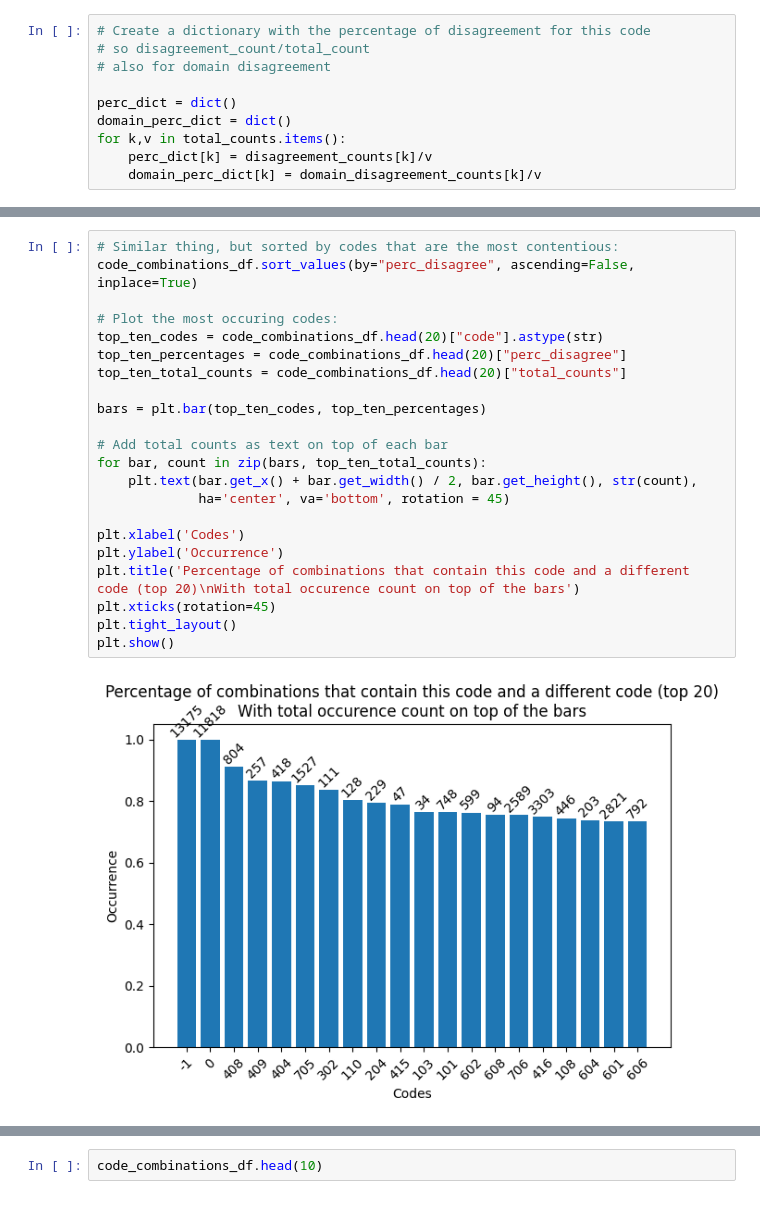
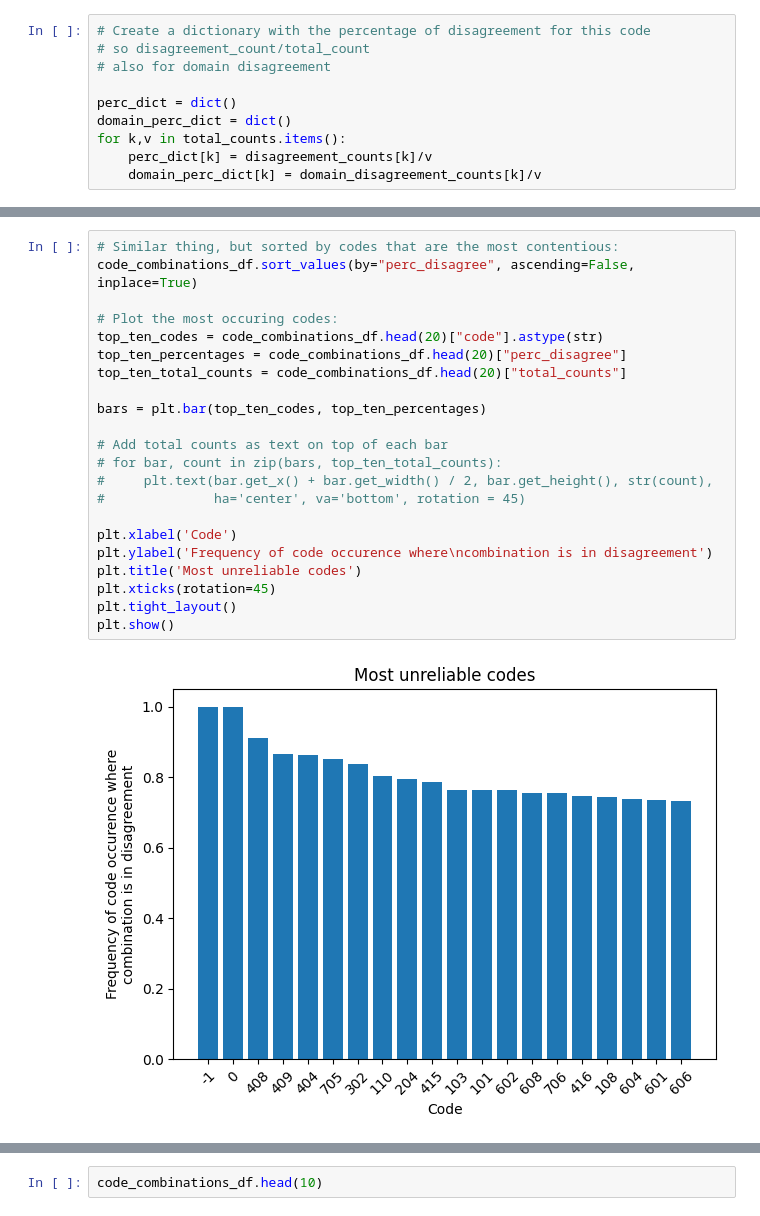
Before and after one commit to k-hanlon/ADS_manifesto_thesis, a Jupyter notebook: cosine_similarity_analysis.ipynb, the cells around one changed output, grey strips where cells are left out. Cells and saved outputs as stored; diff of their text form.

Commit message:
KH: tons of graphs and results

```diff
--- a/cosine_similarity_analysis.ipynb
+++ b/cosine_similarity_analysis.ipynb
@@ -452,27 +489,27 @@ plt.show()
 # %%
 # Similar thing, but sorted by codes that are the most contentious:
 code_combinations_df.sort_values(by="perc_disagree", ascending=False, inplace=True)
 
 # Plot the most occuring codes:
 top_ten_codes = code_combinations_df.head(20)["code"].astype(str)
 top_ten_percentages = code_combinations_df.head(20)["perc_disagree"]
 top_ten_total_counts = code_combinations_df.head(20)["total_counts"]
 
 bars = plt.bar(top_ten_codes, top_ten_percentages)
 
 # Add total counts as text on top of each bar
-for bar, count in zip(bars, top_ten_total_counts):
-    plt.text(bar.get_x() + bar.get_width() / 2, bar.get_height(), str(count),
-             ha='center', va='bottom', rotation = 45)
+# for bar, count in zip(bars, top_ten_total_counts):
+#     plt.text(bar.get_x() + bar.get_width() / 2, bar.get_height(), str(count),
+#              ha='center', va='bottom', rotation = 45)
 
-plt.xlabel('Codes')
-plt.ylabel('Occurrence')
-plt.title('Percentage of combinations that contain this code and a different code (top 20)\nWith total occurence count on top of the bars')
+plt.xlabel('Code')
+plt.ylabel('Frequency of code occurence where\ncombination is in disagreement')
+plt.title('Most unreliable codes')
 plt.xticks(rotation=45)
 plt.tight_layout()
 plt.show()
 # %% [output]
-[figure, old version]
+[figure, new version]
 # %%
 # Same thing, but sorted by codes that are the least contentious:
 code_combinations_df.sort_values(by="perc_disagree", ascending=True, inplace=True)
```
Also changed, not shown: parts of 20 cells of this notebook, 28 other files.
